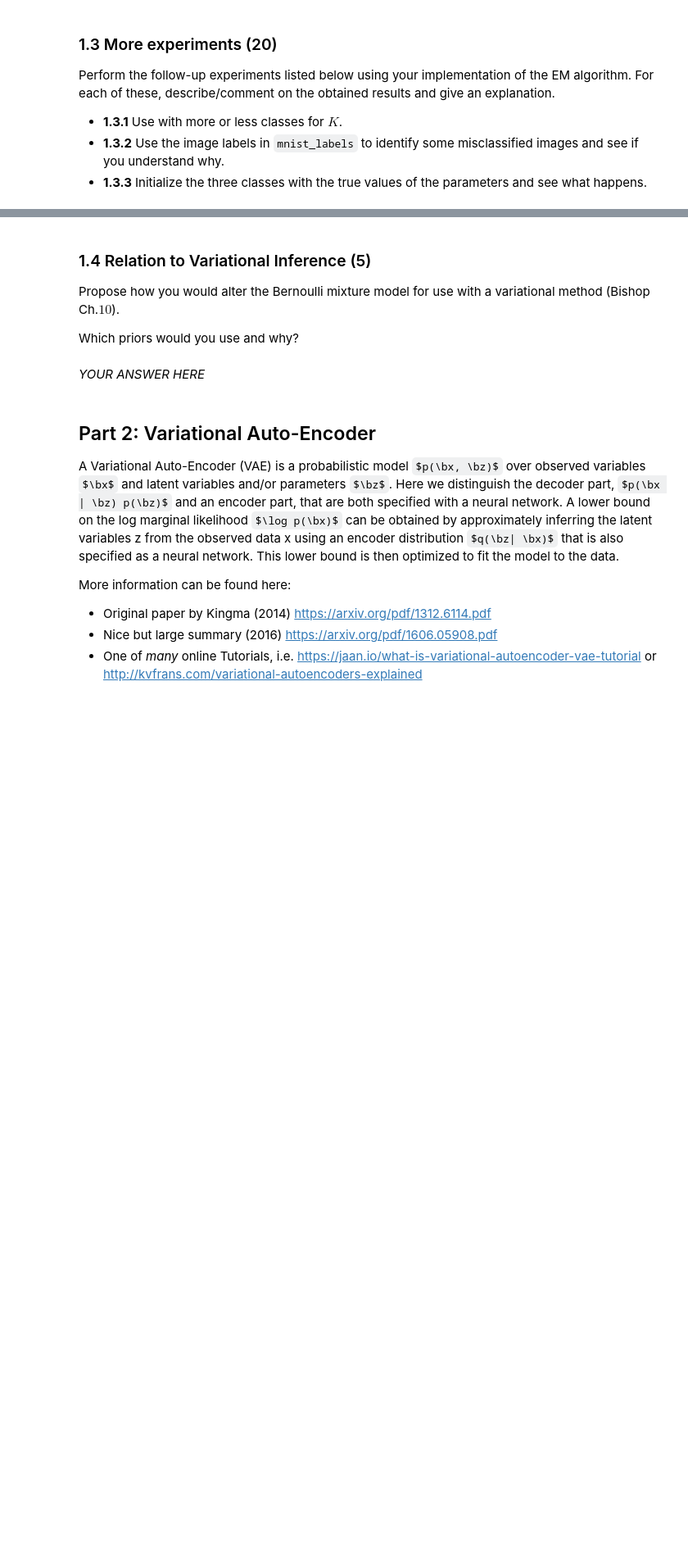
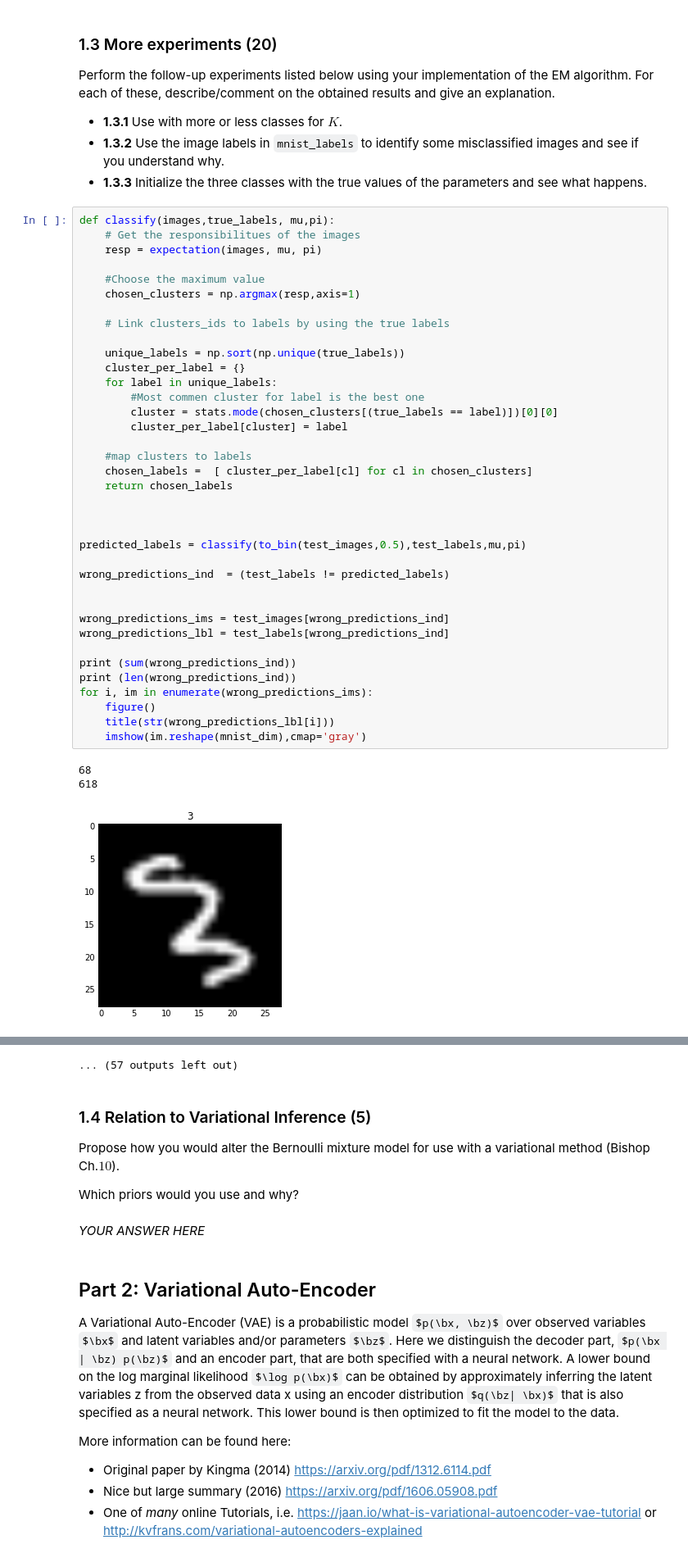
Before and after one commit to Braamling/machine-learning-2, a Jupyter notebook: assignment-3/Lab3_Arent.ipynb, the cells around one changed output, grey strips where cells are left out. Shown at 82% size. Drawn from its saved outputs; the diff is of its cells as text; some formulas as TeX source; blank space fills up the shorter version.

````diff
--- a/assignment-3/Lab3_Arent.ipynb
+++ b/assignment-3/Lab3_Arent.ipynb
@@ -252,3 +253,44 @@ Perform the follow-up experiments listed below using your implementation of the
     Use the image labels in ```mnist_labels``` to identify some misclassified images and see if you understand why.
 * __1.3.3__
     Initialize the three classes with the true values of the parameters and see what happens.
+# %%
+def classify(images,true_labels, mu,pi):
+    # Get the responsibilitues of the images
+    resp = expectation(images, mu, pi)
+
+    #Choose the maximum value
+    chosen_clusters = np.argmax(resp,axis=1)
+
+    # Link clusters_ids to labels by using the true labels
+
+    unique_labels = np.sort(np.unique(true_labels))
+    cluster_per_label = {}
+    for label in unique_labels:
+        #Most commen cluster for label is the best one
+        cluster = stats.mode(chosen_clusters[(true_labels == label)])[0][0]
+        cluster_per_label[cluster] = label
+
+    #map clusters to labels
+    chosen_labels =  [ cluster_per_label[cl] for cl in chosen_clusters]
+    return chosen_labels
+
+
+
+predicted_labels = classify(to_bin(test_images,0.5),test_labels,mu,pi)
+
+wrong_predictions_ind  = (test_labels != predicted_labels)
+
+
+wrong_predictions_ims = test_images[wrong_predictions_ind]
+wrong_predictions_lbl = test_labels[wrong_predictions_ind]
+
+print (sum(wrong_predictions_ind))
+print (len(wrong_predictions_ind))
+for i, im in enumerate(wrong_predictions_ims):
+    figure()
+    title(str(wrong_predictions_lbl[i]))
+    imshow(im.reshape(mnist_dim),cmap='gray')
+# %% [output]
+68
+618
+[figure, added]
@@ -255,3 +307,4 @@ Perform the follow-up experiments listed below using your implementation of the
+... (57 outputs left out)
 # %% [markdown]
 ### 1.4 Relation to Variational Inference (5)
 Propose how you would alter the Bernoulli mixture model for use with a variational method (Bishop Ch.$10$).
````
Also changed, not shown: parts of 4 cells of this notebook, 2 other files.
